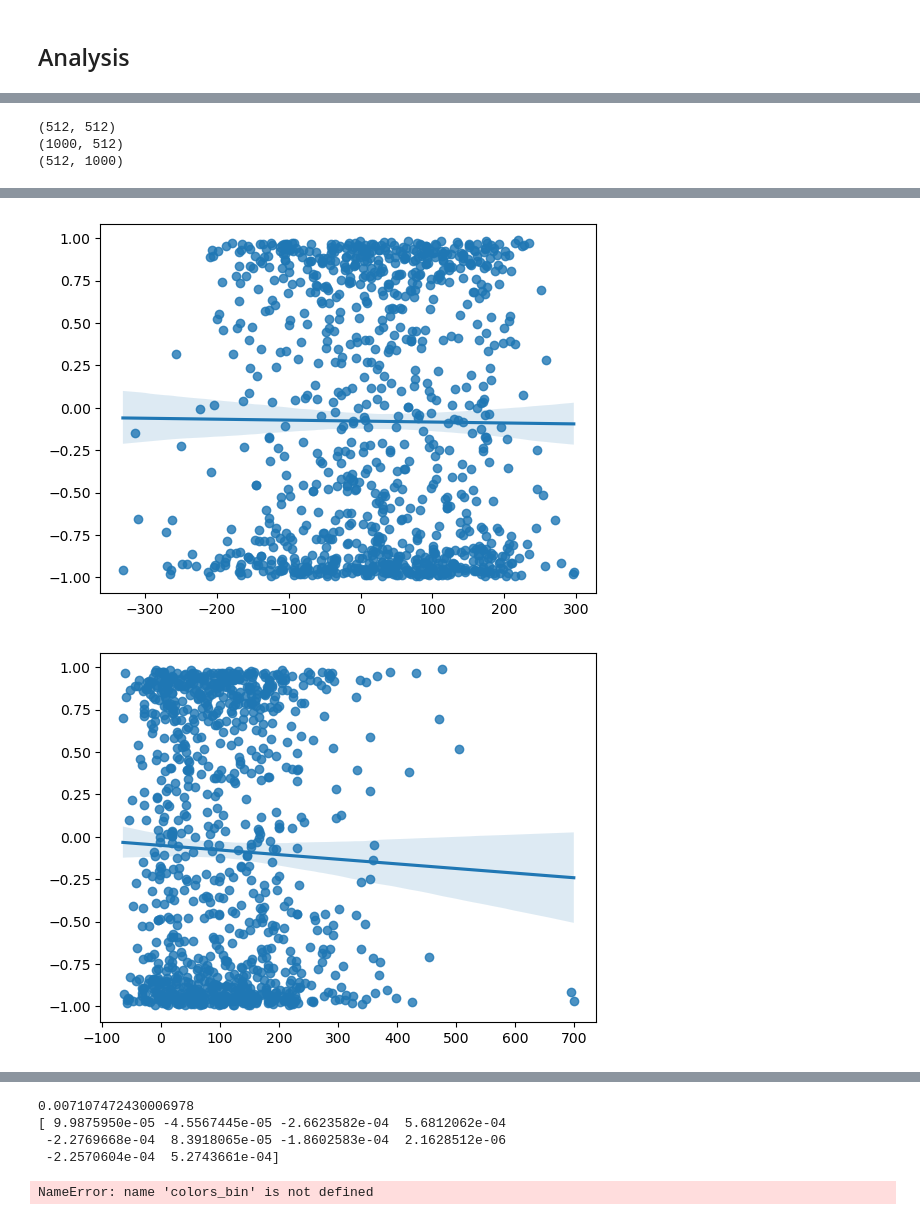
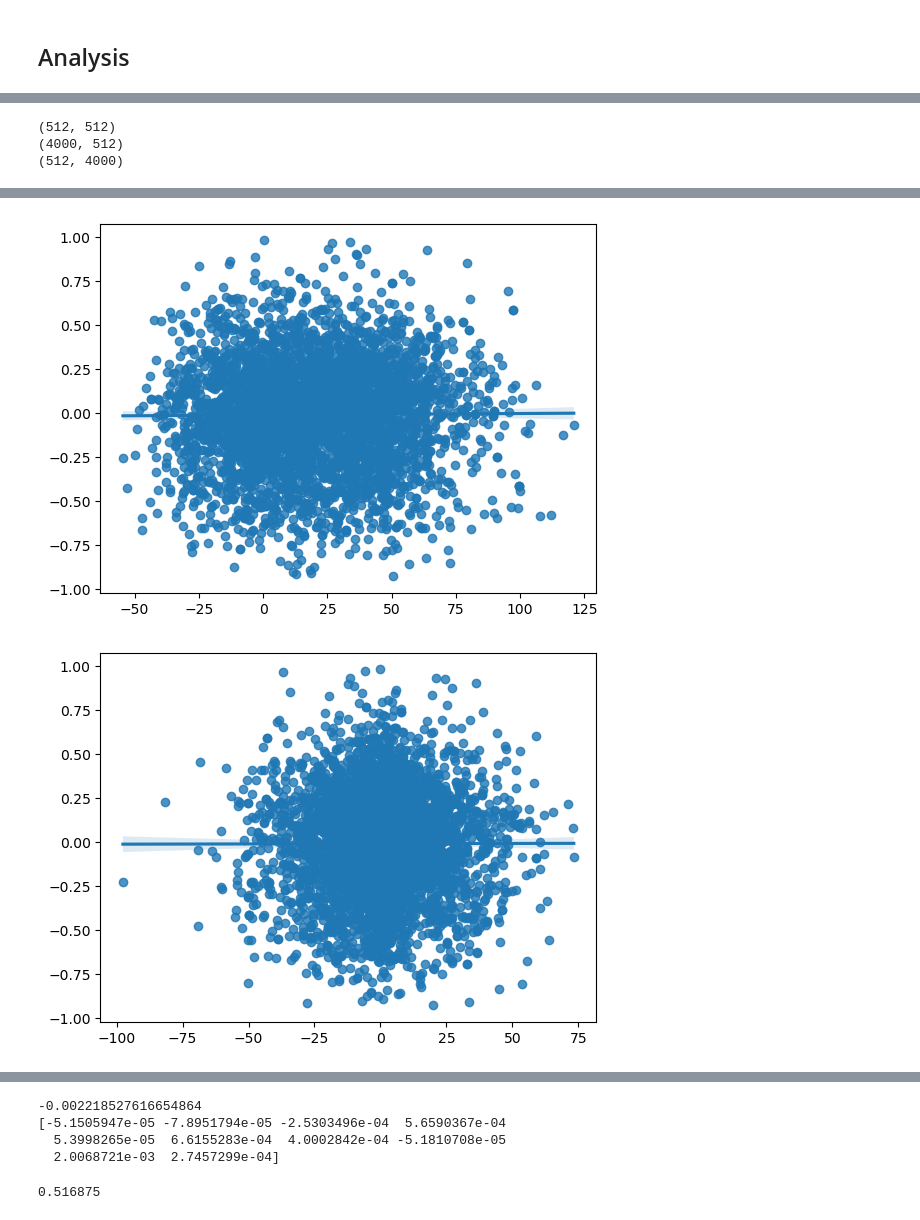
Before and after one commit to ishan-gaur/implicit-cell-model, a Jupyter notebook: embedding.ipynb, the cells around one changed output, grey strips where cells are left out. Cells and saved outputs as stored; diff of their text form; code cells hidden in the pictures.

Commit message:
using the right model, number of devices, and nits

```diff
--- a/embedding.ipynb
+++ b/embedding.ipynb
@@ -35,11 +36,12 @@ class EmbeddingArgs:
     channels: str
     data: str
 args = EmbeddingArgs(
-    model="/data/ishang/fucci_vae/fucci_256_512_2023_05_24_05_47/",
+    # model="/data/ishang/fucci_vae/fucci_256_512_2023_05_24_05_47/", # dummy model!!!
     # channels="fucci",
+    model="/data/ishang/fucci_vae/FUCCI_reference_VAE_2023_06_06_18_17/",
     channels="reference",
+    data="/data/ishang/Fucci-dataset-v3_filtered/")
     # data="/home/ishang/implicit-cell-model/FUCCI-dev-data")
-    data="/data/ishang/Fucci-dataset-v3_filtered/")
 
 devices = 8
 perm = (1, 0)
@@ -79,7 +81,7 @@ def img_hash(image):
 
 
 mu_file = args.data / (f"{args.channels}_mu" + ("flipped" if flipped else "") + ".pt")
-logvar_file = args.data / (f"{args.channels}_logvar" + ("flipped" if flipped else "") + ".pt")
+var_file = args.data / (f"{args.channels}_var" + ("flipped" if flipped else "") + ".pt")
 indices_file = args.data / (f"{args.channels}_indices" + ("flipped" if flipped else ""))
 colors_file = args.data / "colors"
 # %% [markdown]
@@ -207,9 +212,9 @@ print(len(batch_indices))
 3488
 # %%
 mu = []
-logvar = []
+var = []
 for i in range(len(predictions)):
     mu.append(predictions[i][0])
-    logvar.append(predictions[i][1])
+    var.append(predictions[i][1])
 # %%
 mu = torch.cat(mu)
@@ -389,7 +385,7 @@ PHATE_plot(*phate_output, message="")
 import umap
 import umap.plot
 
-indices = np.random.choice(len(input_entity), 1000)
+indices = np.random.choice(len(input_entity), 4000)
 embeddings_slice = input_entity[indices, :].numpy()
 colors_slice = colors[indices]
 umap_embedding = umap.UMAP().fit(embeddings_slice)
@@ -407,9 +403,9 @@ import seaborn as sns
 print(embeddings_slice.shape)
 print(type(embeddings_slice), type(colors_slice))
 num_points = 100
-for i in range(10):
+for i in range(5):
     plt.clf()
     fig = sns.regplot(x=embeddings_slice[:, i],
-                y=colors_slice, size=num_points)
+                y=colors_slice)
     plt.show()
 # %% [output]
@@ -432,11 +423,11 @@ pc_embeddings = np.matmul(pca.components_, embeddings_slice.T)
 print(pc_embeddings.shape)
 
 num_points = 100
-for i in range(10):
+for i in range(5):
     plt.clf()
     fig = sns.regplot(x=pc_embeddings[i], y=colors_slice)
     plt.show()
 # %% [output]
 (512, 512)
-(1000, 512)
-(512, 1000)
+(4000, 512)
+(512, 4000)
@@ -444,2 +435,2 @@ for i in range(10):
-[figure, old version]
+[figure, new version]
-[figure, old version]
+[figure, new version]
@@ -459,15 +445,15 @@ reg = LinearRegression().fit(pc_embeddings.T[:800, :10], colors_slice[:800])
 print(reg.score(pc_embeddings.T[800:, :10], colors_slice[800:]))
 print(reg.coef_)
 # %% [output]
-0.007107472430006978
-[ 9.9875950e-05 -4.5567445e-05 -2.6623582e-04  5.6812062e-04
- -2.2769668e-04  8.3918065e-05 -1.8602583e-04  2.1628512e-06
- -2.2570604e-04  5.2743661e-04]
+-0.002218527616654864
+[-5.1505947e-05 -7.8951794e-05 -2.5303496e-04  5.6590367e-04
+  5.3998265e-05  6.6155283e-04  4.0002842e-04 -5.1810708e-05
+  2.0068721e-03  2.7457299e-04]
 # %%
 # train logistic regression classifier on binarized colors
 from sklearn.linear_model import LogisticRegression
 reg = LogisticRegression(max_iter=1000)
-reg.fit(pc_embeddings.T[:800, :10], colors_bin[:800])
-reg.score(pc_embeddings.T[800:, :10], colors_bin[800:])
+reg.fit(pc_embeddings.T[:800, :10], colors_slice[:800] > 0)
+print(reg.score(pc_embeddings.T[800:, :10], colors_slice[800:] > 0))
 # %% [output]
-NameError: name 'colors_bin' is not defined
+0.516875
```
Also changed, not shown: parts of 21 cells of this notebook, 2 other files.
